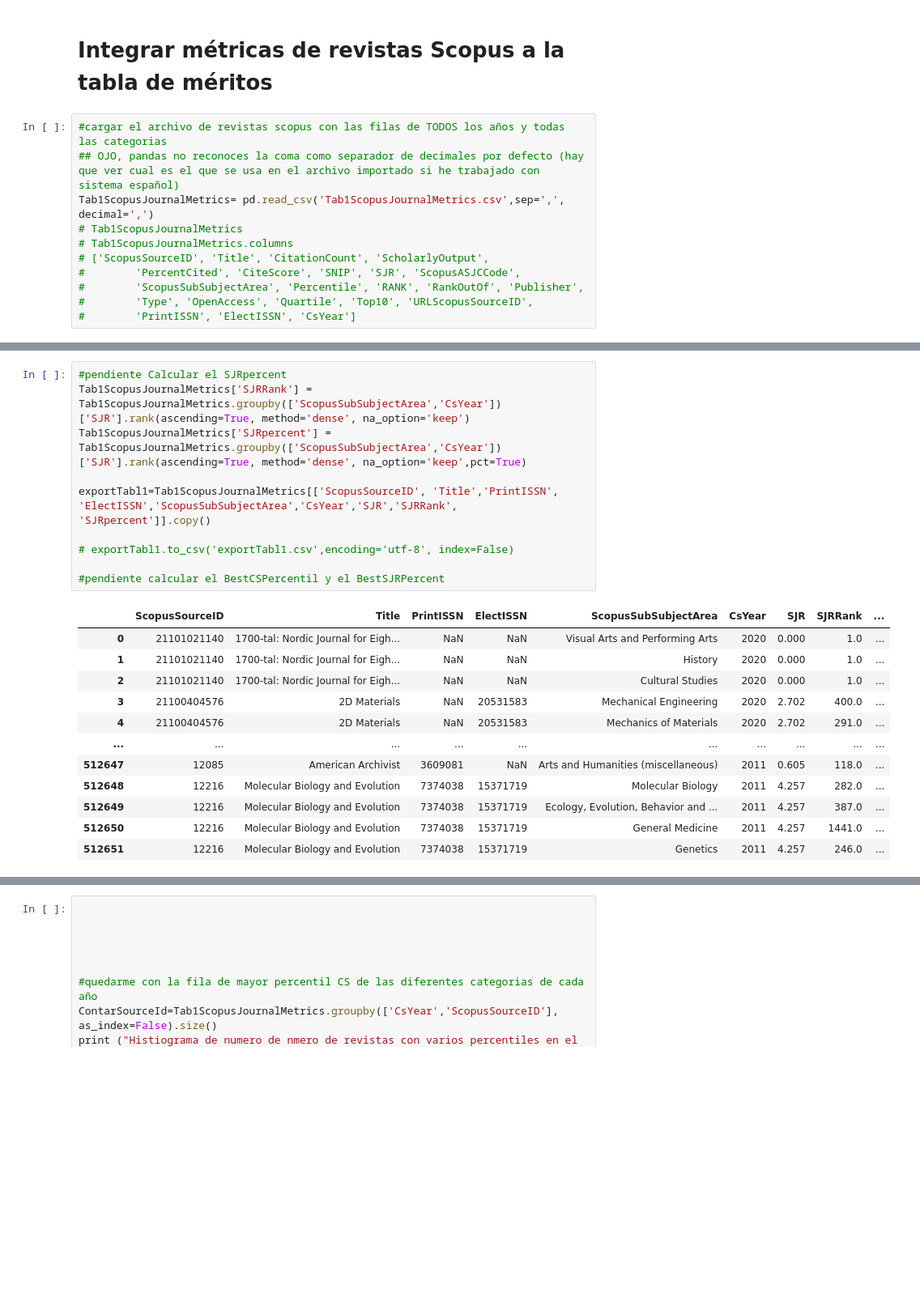
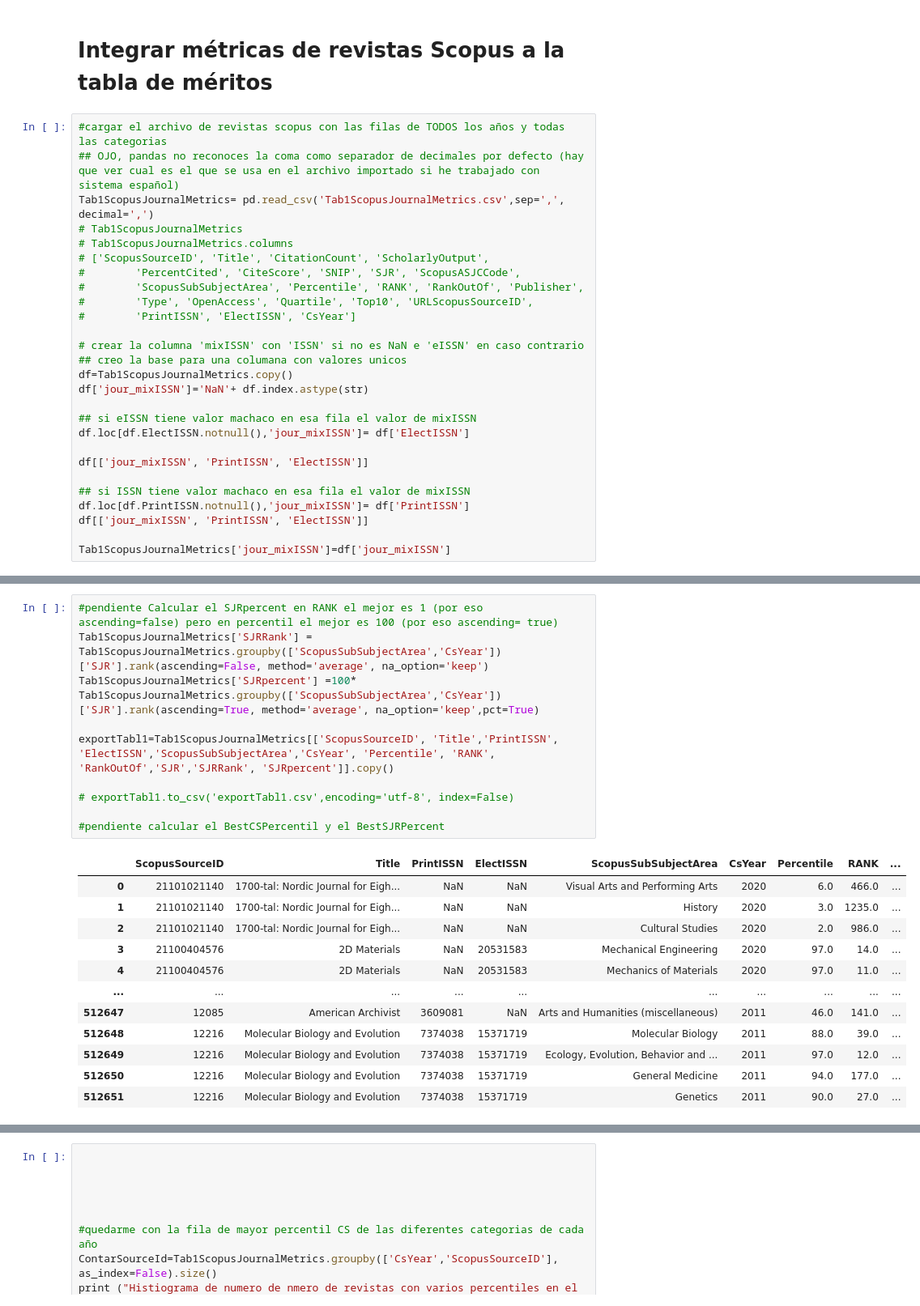
Before and after one commit to jamg-upv/Impacto-citas-articulo, a Jupyter notebook: impactoencitas_v1.ipynb, the cells around one changed output, grey strips where cells are left out. Shown at 81% size. Cells and saved outputs as stored; diff of their text form; blank space fills up the shorter version.

```diff
--- a/impactoencitas_v1.ipynb
+++ b/impactoencitas_v1.ipynb
@@ -737,3 +738,19 @@ Tab1ScopusJournalMetrics= pd.read_csv('Tab1ScopusJournalMetrics.csv',sep=',', de
 #        'ScopusSubSubjectArea', 'Percentile', 'RANK', 'RankOutOf', 'Publisher',
 #        'Type', 'OpenAccess', 'Quartile', 'Top10', 'URLScopusSourceID',
 #        'PrintISSN', 'ElectISSN', 'CsYear']
+
+# crear la columna 'mixISSN' con 'ISSN' si no es NaN e 'eISSN' en caso contrario
+## creo la base para una columana con valores unicos
+df=Tab1ScopusJournalMetrics.copy()
+df['jour_mixISSN']='NaN'+ df.index.astype(str)
+
+## si eISSN tiene valor machaco en esa fila el valor de mixISSN
+df.loc[df.ElectISSN.notnull(),'jour_mixISSN']= df['ElectISSN']
+
+df[['jour_mixISSN', 'PrintISSN', 'ElectISSN']]
+
+## si ISSN tiene valor machaco en esa fila el valor de mixISSN
+df.loc[df.PrintISSN.notnull(),'jour_mixISSN']= df['PrintISSN']
+df[['jour_mixISSN', 'PrintISSN', 'ElectISSN']]
+
+Tab1ScopusJournalMetrics['jour_mixISSN']=df['jour_mixISSN']
@@ -740,23 +771,23 @@ Tab1ScopusJournalMetrics= pd.read_csv('Tab1ScopusJournalMetrics.csv',sep=',', de
 # %%
-#pendiente Calcular el SJRpercent
-Tab1ScopusJournalMetrics['SJRRank'] = Tab1ScopusJournalMetrics.groupby(['ScopusSubSubjectArea','CsYear'])['SJR'].rank(ascending=True, method='dense', na_option='keep')
-Tab1ScopusJournalMetrics['SJRpercent'] = Tab1ScopusJournalMetrics.groupby(['ScopusSubSubjectArea','CsYear'])['SJR'].rank(ascending=True, method='dense', na_option='keep',pct=True)
+#pendiente Calcular el SJRpercent en RANK el mejor es 1 (por eso ascending=false) pero en percentil el mejor es 100 (por eso ascending= true)
+Tab1ScopusJournalMetrics['SJRRank'] = Tab1ScopusJournalMetrics.groupby(['ScopusSubSubjectArea','CsYear'])['SJR'].rank(ascending=False, method='average', na_option='keep')
+Tab1ScopusJournalMetrics['SJRpercent'] =100* Tab1ScopusJournalMetrics.groupby(['ScopusSubSubjectArea','CsYear'])['SJR'].rank(ascending=True, method='average', na_option='keep',pct=True)
 
-exportTabl1=Tab1ScopusJournalMetrics[['ScopusSourceID', 'Title','PrintISSN', 'ElectISSN','ScopusSubSubjectArea','CsYear','SJR','SJRRank', 'SJRpercent']].copy()
+exportTabl1=Tab1ScopusJournalMetrics[['ScopusSourceID', 'Title','PrintISSN', 'ElectISSN','ScopusSubSubjectArea','CsYear', 'Percentile', 'RANK', 'RankOutOf','SJR','SJRRank', 'SJRpercent']].copy()
 
 # exportTabl1.to_csv('exportTabl1.csv',encoding='utf-8', index=False)
 
 #pendiente calcular el BestCSPercentil y el BestSJRPercent
 # %% [output]
-|  | ScopusSourceID | Title | PrintISSN | ElectISSN | ScopusSubSubjectArea | CsYear | SJR | SJRRank | ... |
-| 0 | 21101021140 | 1700-tal: Nordic Journal for Eigh... | NaN | NaN | Visual Arts and Performing Arts | 2020 | 0.000 | 1.0 | ... |
-| 1 | 21101021140 | 1700-tal: Nordic Journal for Eigh... | NaN | NaN | History | 2020 | 0.000 | 1.0 | ... |
-| 2 | 21101021140 | 1700-tal: Nordic Journal for Eigh... | NaN | NaN | Cultural Studies | 2020 | 0.000 | 1.0 | ... |
-| 3 | 21100404576 | 2D Materials | NaN | 20531583 | Mechanical Engineering | 2020 | 2.702 | 400.0 | ... |
-| 4 | 21100404576 | 2D Materials | NaN | 20531583 | Mechanics of Materials | 2020 | 2.702 | 291.0 | ... |
+|  | ScopusSourceID | Title | PrintISSN | ElectISSN | ScopusSubSubjectArea | CsYear | Percentile | RANK | ... |
+| 0 | 21101021140 | 1700-tal: Nordic Journal for Eigh... | NaN | NaN | Visual Arts and Performing Arts | 2020 | 6.0 | 466.0 | ... |
+| 1 | 21101021140 | 1700-tal: Nordic Journal for Eigh... | NaN | NaN | History | 2020 | 3.0 | 1235.0 | ... |
+| 2 | 21101021140 | 1700-tal: Nordic Journal for Eigh... | NaN | NaN | Cultural Studies | 2020 | 2.0 | 986.0 | ... |
+| 3 | 21100404576 | 2D Materials | NaN | 20531583 | Mechanical Engineering | 2020 | 97.0 | 14.0 | ... |
+| 4 | 21100404576 | 2D Materials | NaN | 20531583 | Mechanics of Materials | 2020 | 97.0 | 11.0 | ... |
 | ... | ... | ... | ... | ... | ... | ... | ... | ... | ... |
-| 512647 | 12085 | American Archivist | 3609081 | NaN | Arts and Humanities (miscellaneous) | 2011 | 0.605 | 118.0 | ... |
-| 512648 | 12216 | Molecular Biology and Evolution | 7374038 | 15371719 | Molecular Biology | 2011 | 4.257 | 282.0 | ... |
-| 512649 | 12216 | Molecular Biology and Evolution | 7374038 | 15371719 | Ecology, Evolution, Behavior and ... | 2011 | 4.257 | 387.0 | ... |
-| 512650 | 12216 | Molecular Biology and Evolution | 7374038 | 15371719 | General Medicine | 2011 | 4.257 | 1441.0 | ... |
-| 512651 | 12216 | Molecular Biology and Evolution | 7374038 | 15371719 | Genetics | 2011 | 4.257 | 246.0 | ... |
+| 512647 | 12085 | American Archivist | 3609081 | NaN | Arts and Humanities (miscellaneous) | 2011 | 46.0 | 141.0 | ... |
+| 512648 | 12216 | Molecular Biology and Evolution | 7374038 | 15371719 | Molecular Biology | 2011 | 88.0 | 39.0 | ... |
+| 512649 | 12216 | Molecular Biology and Evolution | 7374038 | 15371719 | Ecology, Evolution, Behavior and ... | 2011 | 97.0 | 12.0 | ... |
+| 512650 | 12216 | Molecular Biology and Evolution | 7374038 | 15371719 | General Medicine | 2011 | 94.0 | 177.0 | ... |
+| 512651 | 12216 | Molecular Biology and Evolution | 7374038 | 15371719 | Genetics | 2011 | 90.0 | 27.0 | ... |
```
Also changed, not shown: parts of 8 cells of this notebook.
